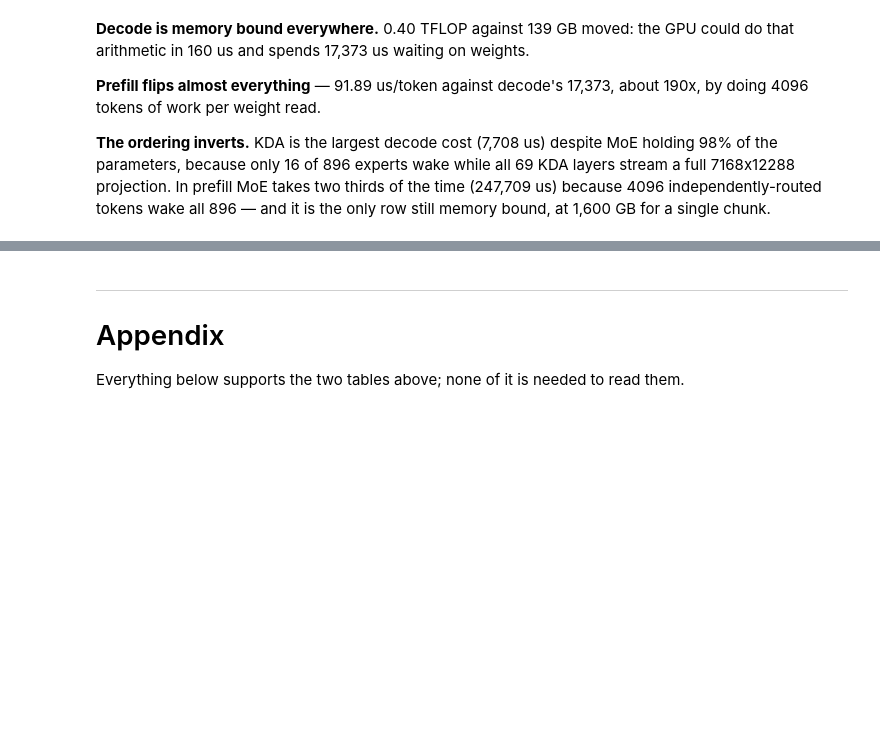
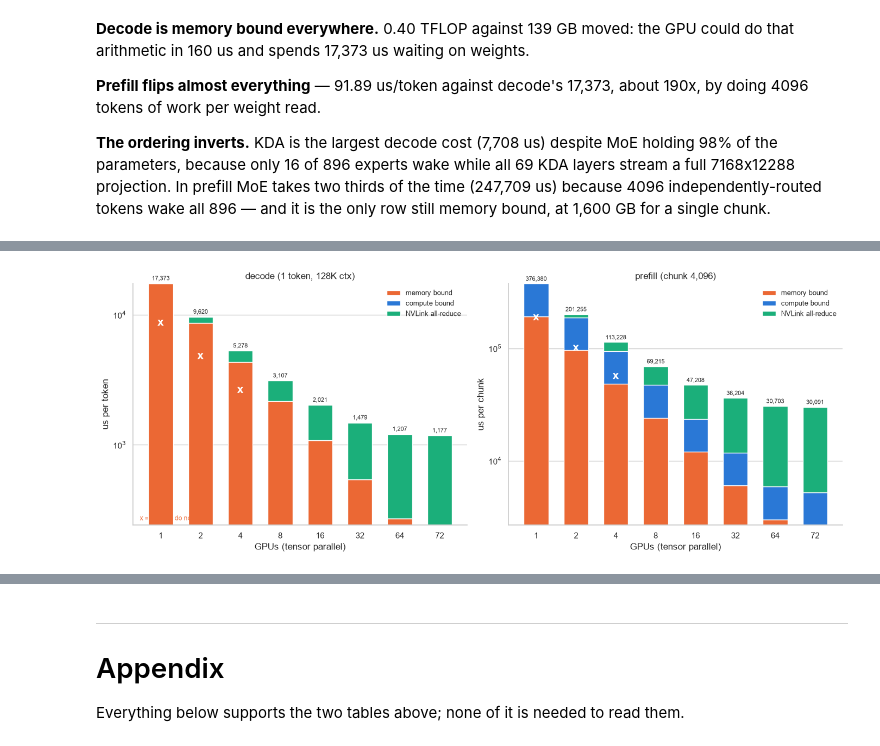
Before and after one commit to dougUCN/kimik3-exercise, a Jupyter notebook: roofline.ipynb, the cells around one changed output, grey strips where cells are left out. Saved outputs shown, nothing was run; the diff lists cells and outputs as text; code cells hidden in the pictures; blank space fills up the shorter version.

```diff
--- a/roofline.ipynb
+++ b/roofline.ipynb
@@ -328,0 +359,15 @@ and it is the only row still memory bound, at 1,600 GB for a single chunk.
+# %%
+fab = Fabric()
+GPUS = [1, 2, 4, 8, 16, 32, 64, 72]
+weights_gb = footprint(cfg, hw)["weights MXFP4+BF16 (GB)"]
+
+tp_dec = tensor_parallel(ops, cfg, GPUS, BATCH, hw, fab, weights_gb)
+tp_pre = tensor_parallel(pre, cfg, GPUS, CHUNK, hw, fab, weights_gb)
+
+print(f"{fab.name}: {fab.bw_per_gpu / 1e9:.0f} GB/s per GPU, {fab.latency * 1e6:.0f} us floor")
+print(f"{2 * cfg.n_layers} collectives/step   "
+      f"decode payload {BATCH * cfg.d_model * 2 / 1e3:.1f} KB   "
+      f"prefill payload {CHUNK * cfg.d_model * 2 / 1e6:.1f} MB")
+print(f"weights {weights_gb:,.0f} GB -> need >= {int(np.ceil(weights_gb / (hw.hbm_bytes / 1e9)))} GPUs\n")
+print("DECODE\n" + tp_dec.round(2).to_string())
+print("\nPREFILL\n" + tp_pre.round(2).to_string())
@@ -328,0 +392,34 @@ and it is the only row still memory bound, at 1,600 GB for a single chunk.
+# %%
+fig, axes = plt.subplots(1, 2, figsize=(14, 5.5))
+NVLINK = "#1baf7a"
+
+for ax, tp, label, unit in (
+    (axes[0], tp_dec, f"decode (1 token, {SEQ // 1024}K ctx)", "us per token"),
+    (axes[1], tp_pre, f"prefill (chunk {CHUNK:,})", "us per chunk"),
+):
+    x = np.arange(len(tp))
+    ax.bar(x, tp["memory us"], 0.62, label="memory bound", color=MEMORY)
+    ax.bar(x, tp["compute us"], 0.62, bottom=tp["memory us"], label="compute bound", color=COMPUTE)
+    ax.bar(x, tp["nvlink us"], 0.62,
+           bottom=tp["memory us"] + tp["compute us"], label="NVLink all-reduce", color=NVLINK)
+
+    for xi, (n, r) in enumerate(tp.iterrows()):
+        ax.text(xi, r["total us"] * 1.06, f"{r['total us']:,.0f}", ha="center", fontsize=8)
+        if not r["fits"]:
+            ax.text(xi, r["total us"] * 0.5, "x", ha="center", va="center",
+                    fontsize=15, color="white", fontweight="bold")
+
+    ax.set_xticks(x, tp.index)
+    ax.set_xlabel("GPUs (tensor parallel)")
+    ax.set_ylabel(unit)
+    ax.set_yscale("log")
+    ax.set_title(label)
+    ax.grid(axis="x", visible=False)
+    ax.legend(frameon=False, fontsize=9)
+
+axes[0].text(0.02, 0.02, "x = weights do not fit", transform=axes[0].transAxes,
+             fontsize=8.5, color=MEMORY)
+sns.despine()
+plt.tight_layout()
+# %% [output]
+[figure, added]
```
Also changed, not shown: parts of 6 cells of this notebook, 1 other file.
